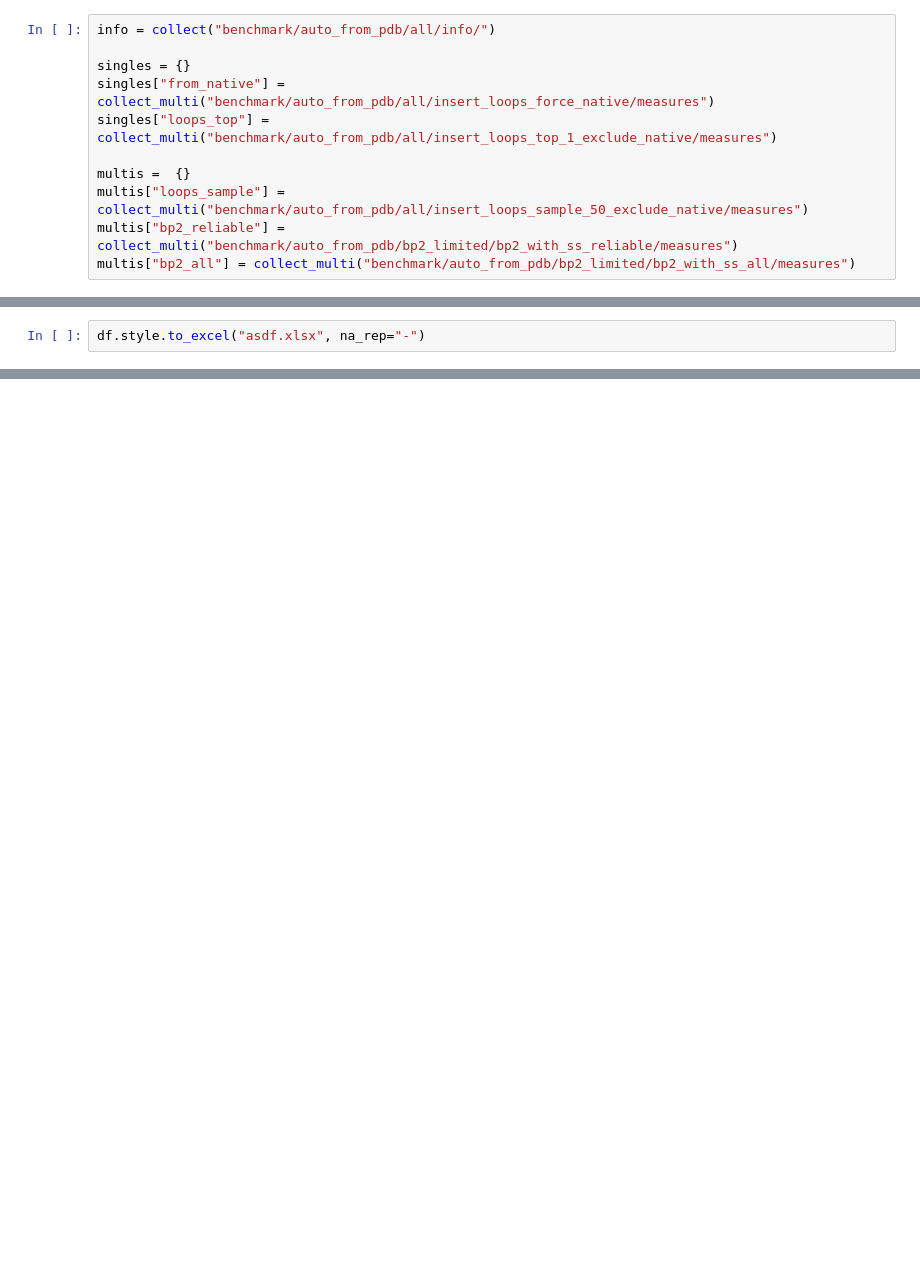
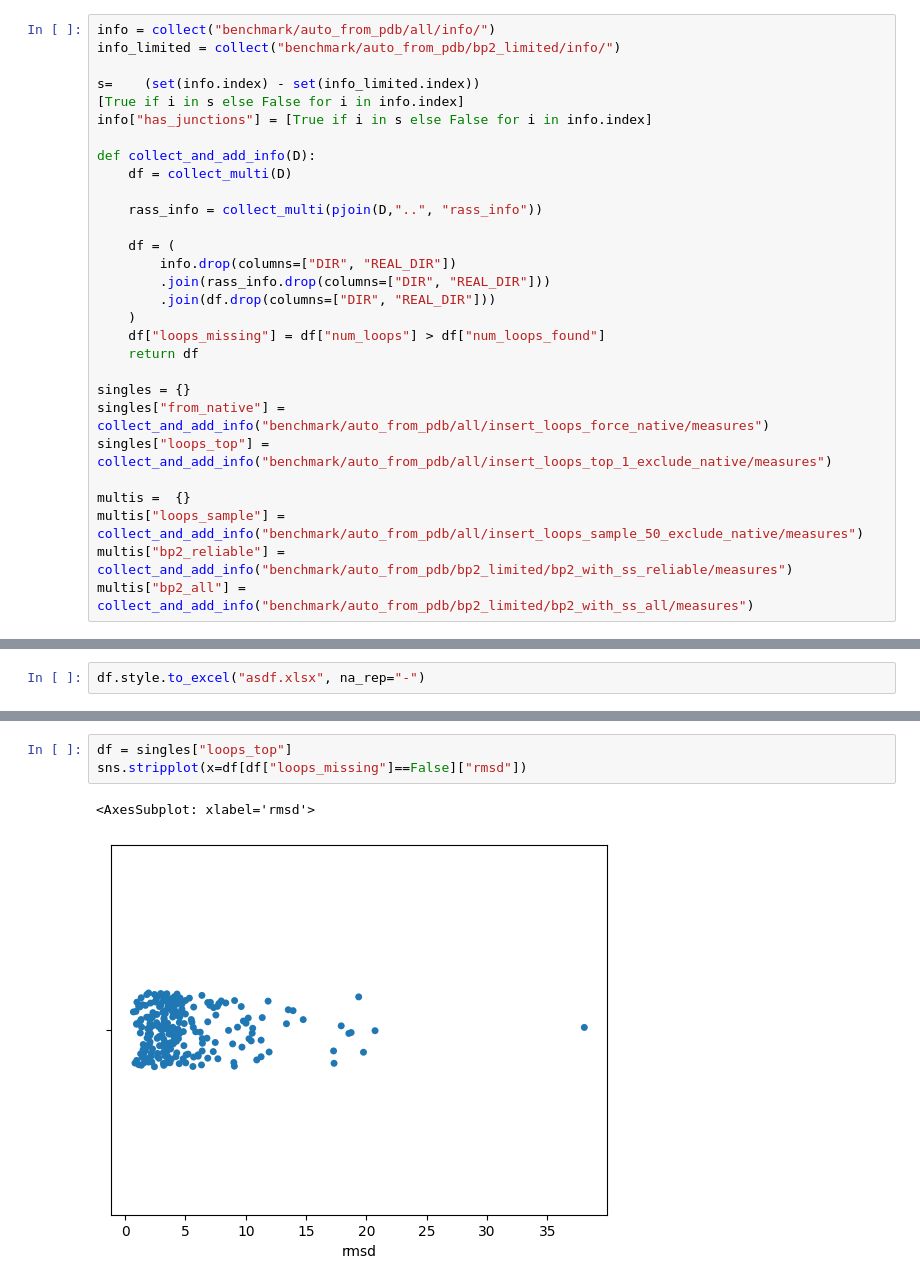
Before and after one commit to Paul-Andre/rna_bits, a Jupyter notebook: src/rna_bits/data/benchmark/auto_from_pdb/Untitled.ipynb, the cells around one changed output, grey strips where cells are left out. Cells and saved outputs as stored; diff of their text form; blank space fills up the shorter version.

```diff
--- a/src/rna_bits/data/benchmark/auto_from_pdb/Untitled.ipynb
+++ b/src/rna_bits/data/benchmark/auto_from_pdb/Untitled.ipynb
@@ -79,12 +54,30 @@ Name: rmsd, Length: 251, dtype: float64
 # %%
 info = collect("benchmark/auto_from_pdb/all/info/")
+info_limited = collect("benchmark/auto_from_pdb/bp2_limited/info/")
+
+s=    (set(info.index) - set(info_limited.index))
+[True if i in s else False for i in info.index]
+info["has_junctions"] = [True if i in s else False for i in info.index]
+
+def collect_and_add_info(D):
+    df = collect_multi(D)
+
+    rass_info = collect_multi(pjoin(D,"..", "rass_info"))
+
+    df = (
+        info.drop(columns=["DIR", "REAL_DIR"])
+        .join(rass_info.drop(columns=["DIR", "REAL_DIR"]))
+        .join(df.drop(columns=["DIR", "REAL_DIR"]))
+    )
+    df["loops_missing"] = df["num_loops"] > df["num_loops_found"]
+    return df
 
 singles = {}
-singles["from_native"] = collect_multi("benchmark/auto_from_pdb/all/insert_loops_force_native/measures")
-singles["loops_top"] = collect_multi("benchmark/auto_from_pdb/all/insert_loops_top_1_exclude_native/measures")
+singles["from_native"] = collect_and_add_info("benchmark/auto_from_pdb/all/insert_loops_force_native/measures")
+singles["loops_top"] = collect_and_add_info("benchmark/auto_from_pdb/all/insert_loops_top_1_exclude_native/measures")
 
 multis =  {}
-multis["loops_sample"] = collect_multi("benchmark/auto_from_pdb/all/insert_loops_sample_50_exclude_native/measures")
-multis["bp2_reliable"] = collect_multi("benchmark/auto_from_pdb/bp2_limited/bp2_with_ss_reliable/measures")
-multis["bp2_all"] = collect_multi("benchmark/auto_from_pdb/bp2_limited/bp2_with_ss_all/measures")
+multis["loops_sample"] = collect_and_add_info("benchmark/auto_from_pdb/all/insert_loops_sample_50_exclude_native/measures")
+multis["bp2_reliable"] = collect_and_add_info("benchmark/auto_from_pdb/bp2_limited/bp2_with_ss_reliable/measures")
+multis["bp2_all"] = collect_and_add_info("benchmark/auto_from_pdb/bp2_limited/bp2_with_ss_all/measures")
 # %%
@@ -235,0 +201,6 @@ df
+# %%
+df = singles["loops_top"]
+sns.stripplot(x=df[df["loops_missing"]==False]["rmsd"])
+# %% [output]
+<AxesSubplot: xlabel='rmsd'>
+[figure, added]
```
Also changed, not shown: parts of 54 cells of this notebook, 1 other file.
